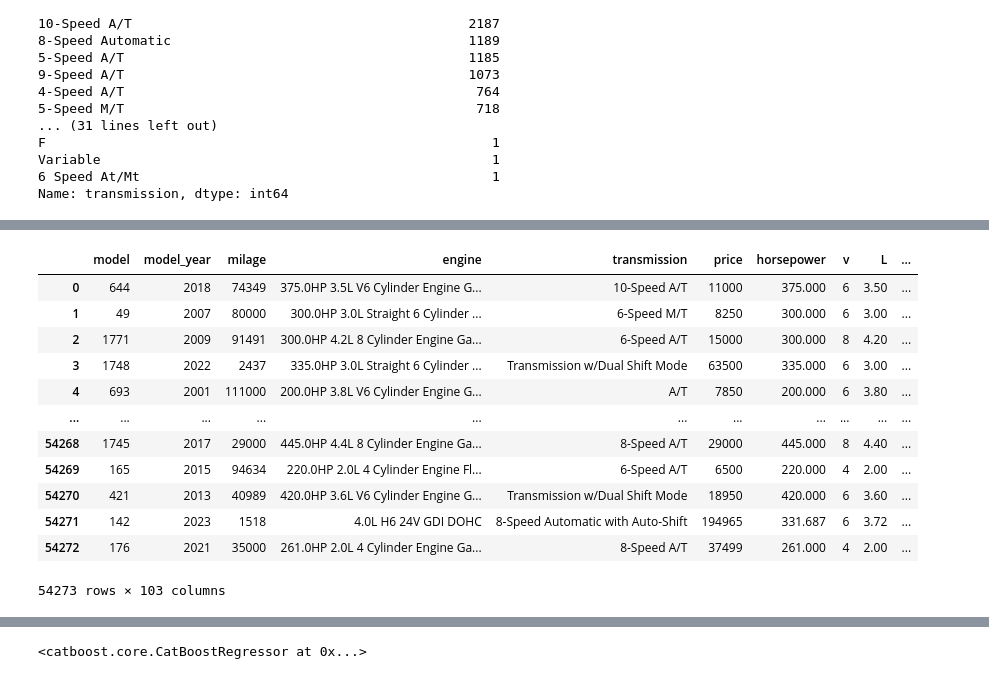
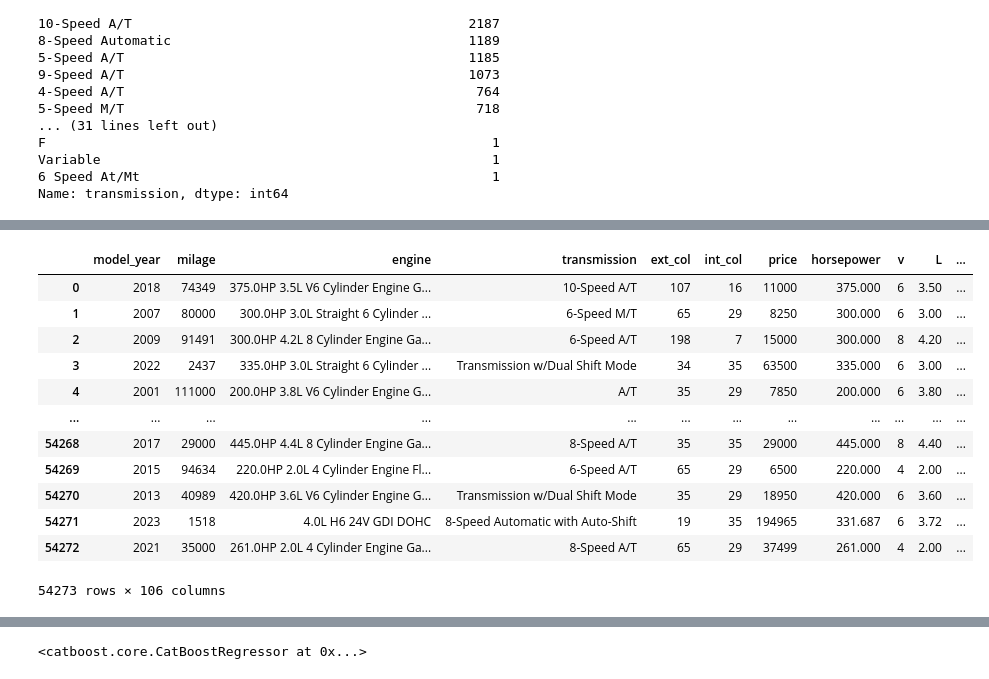
Before and after one commit to jgyfutub/KaggleSkillAssesment, a Jupyter notebook: KaggleSkillDataset.ipynb, the cells around one changed output, grey strips where cells are left out. Saved outputs shown, nothing was run; the diff lists cells and outputs as text; code cells hidden in the pictures.

```diff
--- a/KaggleSkillDataset.ipynb
+++ b/KaggleSkillDataset.ipynb
@@ -153,7 +153,7 @@ df['tranmission_no']=df['transmission'].str.extract(r'(\d+)')[0]
 # %%
-df['tranmission_no']=df['tranmission_no'].fillna(0)
+df['tranmission_no']=df['tranmission_no'].fillna(1)
 # %%
-df['d']=df['milage']*df['v']
+df['tranmission_no']=df['tranmission_no'].astype(int)
 # %%
 # df['transmission']=df['transmission'].astype('category').cat.codes
 # %%
@@ -194,7 +231,37 @@ df=pd.concat([df,fuel_type],axis=1)
 brand=pd.get_dummies(df['brand'])
 df=pd.concat([df,brand],axis=1)
 # %%
-df['model']=df['model'].astype('category').cat.codes
+# df['model']=df['model'].astype('category').cat.codes
+def extract_model_features(model):
+    """
+    This function extracts features from the model column creating new features
+    and enriching the dataset.
+    """
+    parts = model.split()
+    base_model = parts[0] if parts else model
+    model_variant = parts[1] if len(parts) > 1 else ''
+    additional_features = ''.join(parts[2:]) if len(parts) > 2 else ''
+    return base_model, model_variant, additional_features
+df[['base_model', 'model_variant', 'additional_features']] =df['model'].apply(lambda x: pd.Series(extract_model_features(x)))
+# %%
+base_modeldict={}
+for i in range(len(list(set(df['base_model'])))):
+    base_modeldict[list(set(df['base_model']))[i]]=i
+df['base_model']=df['base_model'].replace(base_modeldict)
+
+model_variantdict={}
+for i in range(len(list(set(df['model_variant'])))):
+    model_variantdict[list(set(df['model_variant']))[i]]=i
+df['model_variant']=df['model_variant'].replace(model_variantdict)
+
+additional_featuresdict={}
+for i in range(len(list(set(df['additional_features'])))):
+    additional_featuresdict[list(set(df['additional_features']))[i]]=i
+df['additional_features']=df['additional_features'].replace(additional_featuresdict)
+
+
+# df['model_variant']=df['model_variant'].astype('category').cat.codes
+# df['additional_features']=df['additional_features'].astype('category').cat.codes
 # %%
 df.head()
 # %% [output]
@@ -208,19 +275,19 @@ df.head()
 # %%
-df.drop(columns=['brand','fuel_type','ext_col','int_col','accident','clean_title','id'])
+df.drop(columns=['brand','fuel_type','accident','clean_title','id','model'])
 # %% [output]
-|  | model | model_year | milage | engine | transmission | price | horsepower | v | L | ... |
-| 0 | 644 | 2018 | 74349 | 375.0HP 3.5L V6 Cylinder Engine G... | 10-Speed A/T | 11000 | 375.000 | 6 | 3.50 | ... |
-| 1 | 49 | 2007 | 80000 | 300.0HP 3.0L Straight 6 Cylinder ... | 6-Speed M/T | 8250 | 300.000 | 6 | 3.00 | ... |
-| 2 | 1771 | 2009 | 91491 | 300.0HP 4.2L 8 Cylinder Engine Ga... | 6-Speed A/T | 15000 | 300.000 | 8 | 4.20 | ... |
-| 3 | 1748 | 2022 | 2437 | 335.0HP 3.0L Straight 6 Cylinder ... | Transmission w/Dual Shift Mode | 63500 | 335.000 | 6 | 3.00 | ... |
-| 4 | 693 | 2001 | 111000 | 200.0HP 3.8L V6 Cylinder Engine G... | A/T | 7850 | 200.000 | 6 | 3.80 | ... |
-| ... | ... | ... | ... | ... | ... | ... | ... | ... | ... | ... |
-| 54268 | 1745 | 2017 | 29000 | 445.0HP 4.4L 8 Cylinder Engine Ga... | 8-Speed A/T | 29000 | 445.000 | 8 | 4.40 | ... |
-| 54269 | 165 | 2015 | 94634 | 220.0HP 2.0L 4 Cylinder Engine Fl... | 6-Speed A/T | 6500 | 220.000 | 4 | 2.00 | ... |
-| 54270 | 421 | 2013 | 40989 | 420.0HP 3.6L V6 Cylinder Engine G... | Transmission w/Dual Shift Mode | 18950 | 420.000 | 6 | 3.60 | ... |
-| 54271 | 142 | 2023 | 1518 | 4.0L H6 24V GDI DOHC | 8-Speed Automatic with Auto-Shift | 194965 | 331.687 | 6 | 3.72 | ... |
-| 54272 | 176 | 2021 | 35000 | 261.0HP 2.0L 4 Cylinder Engine Ga... | 8-Speed A/T | 37499 | 261.000 | 4 | 2.00 | ... |
+|  | model_year | milage | engine | transmission | ext_col | int_col | price | horsepower | v | L | ... |
+| 0 | 2018 | 74349 | 375.0HP 3.5L V6 Cylinder Engine G... | 10-Speed A/T | 107 | 16 | 11000 | 375.000 | 6 | 3.50 | ... |
+| 1 | 2007 | 80000 | 300.0HP 3.0L Straight 6 Cylinder ... | 6-Speed M/T | 65 | 29 | 8250 | 300.000 | 6 | 3.00 | ... |
+| 2 | 2009 | 91491 | 300.0HP 4.2L 8 Cylinder Engine Ga... | 6-Speed A/T | 198 | 7 | 15000 | 300.000 | 8 | 4.20 | ... |
+| 3 | 2022 | 2437 | 335.0HP 3.0L Straight 6 Cylinder ... | Transmission w/Dual Shift Mode | 34 | 35 | 63500 | 335.000 | 6 | 3.00 | ... |
+| 4 | 2001 | 111000 | 200.0HP 3.8L V6 Cylinder Engine G... | A/T | 35 | 29 | 7850 | 200.000 | 6 | 3.80 | ... |
+| ... | ... | ... | ... | ... | ... | ... | ... | ... | ... | ... | ... |
+| 54268 | 2017 | 29000 | 445.0HP 4.4L 8 Cylinder Engine Ga... | 8-Speed A/T | 35 | 35 | 29000 | 445.000 | 8 | 4.40 | ... |
+| 54269 | 2015 | 94634 | 220.0HP 2.0L 4 Cylinder Engine Fl... | 6-Speed A/T | 65 | 29 | 6500 | 220.000 | 4 | 2.00 | ... |
+| 54270 | 2013 | 40989 | 420.0HP 3.6L V6 Cylinder Engine G... | Transmission w/Dual Shift Mode | 35 | 29 | 18950 | 420.000 | 6 | 3.60 | ... |
+| 54271 | 2023 | 1518 | 4.0L H6 24V GDI DOHC | 8-Speed Automatic with Auto-Shift | 19 | 35 | 194965 | 331.687 | 6 | 3.72 | ... |
+| 54272 | 2021 | 35000 | 261.0HP 2.0L 4 Cylinder Engine Ga... | 8-Speed A/T | 65 | 29 | 37499 | 261.000 | 4 | 2.00 | ... |
-54273 rows × 103 columns
+54273 rows × 106 columns
 # %%
 arr=df['engine'].apply(lambda x:sorted(re.findall(r'\b[a-zA-Z]+\b',x)))
 # arr[0]
```
Also changed, not shown: parts of 23 cells of this notebook.
